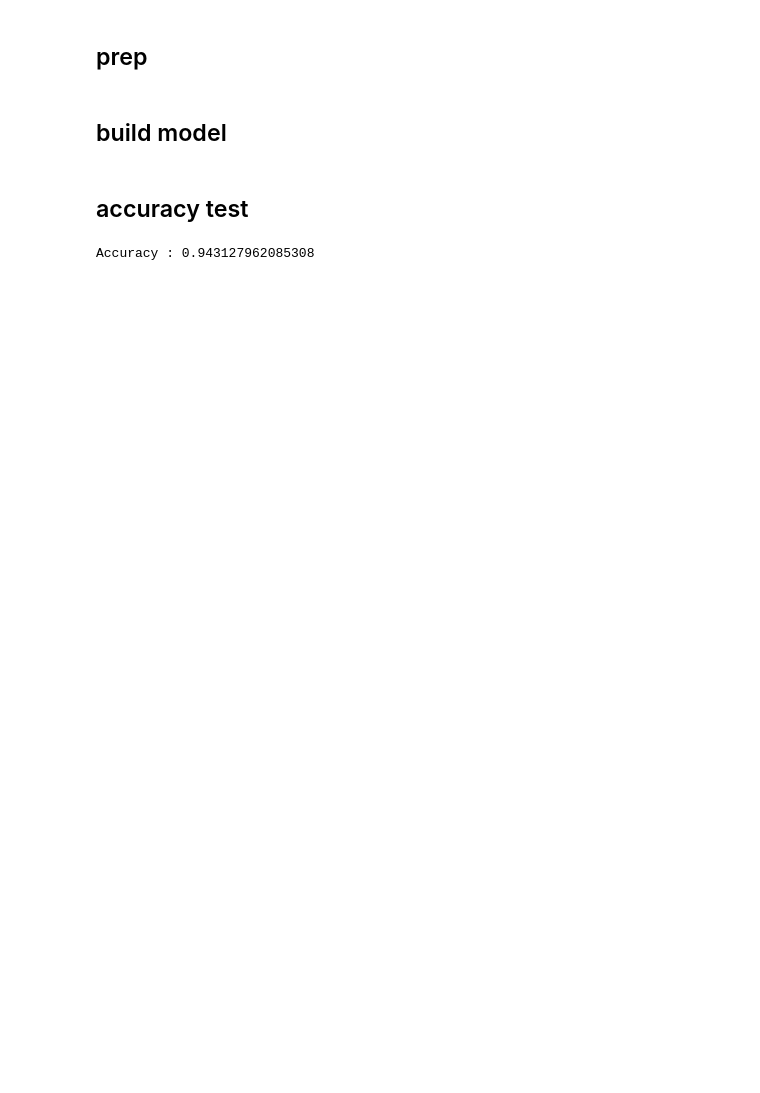
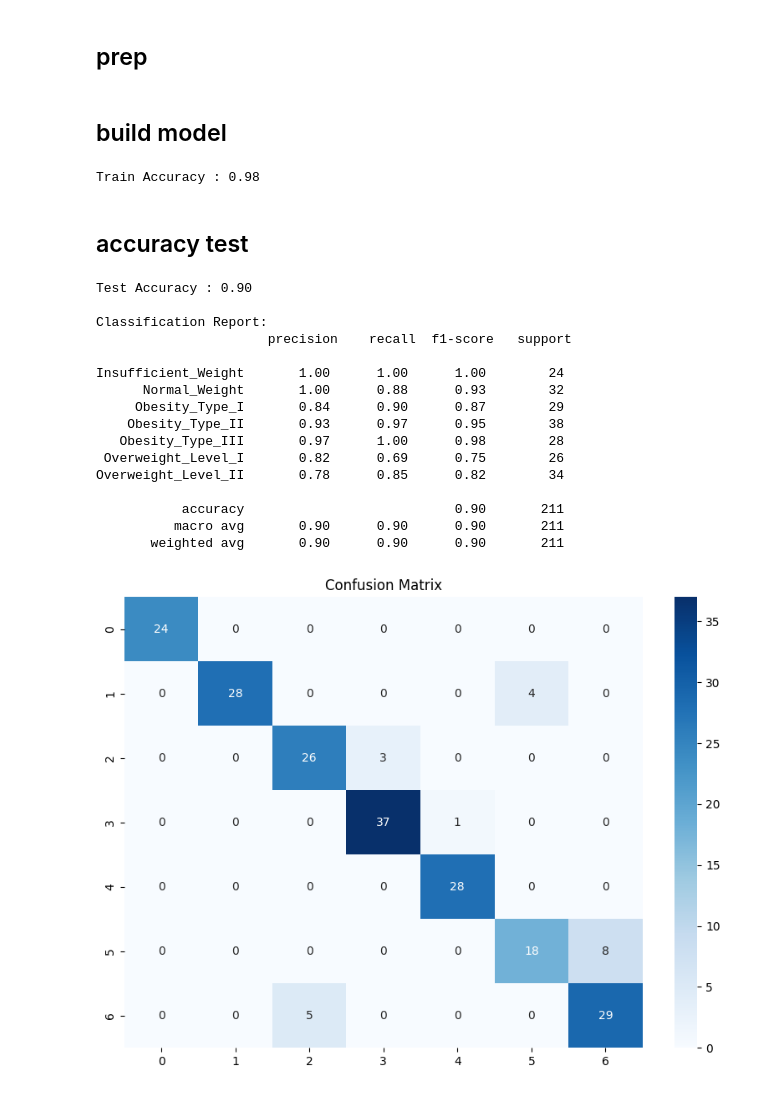
Before and after one commit to mariam1617/Obesity-risk-pred, a Jupyter notebook: SVM.ipynb, the cells around one changed output. Drawn from its saved outputs; the diff is of its cells as text; code cells hidden in the pictures; blank space fills up the shorter version.

Commit message:
SVM train accuracy : 98% test accuracy : 90%

```diff
--- a/SVM.ipynb
+++ b/SVM.ipynb
@@ -17,8 +18,8 @@ Saving processedtrain.csv to processedtrain.csv
 # %% [markdown]
 ## load
 # %%
-df_train=pd.read_csv('processedtrain.csv')
-df_test=pd.read_csv('processedtest.csv')
+df_train=pd.read_csv('datasets/clean/processedtrain.csv')
+df_test=pd.read_csv('datasets/clean/processedtest.csv')
 data=df_train.copy()
 df_train.head()
 # %% [output]
@@ -31,7 +32,7 @@ df_train.head()
 # %% [markdown]
 ## prep
 # %%
-features =  ['Weight','Height','FAVC','FAF','TUE']
+features = ['Weight','Height','Age','FCVC','NCP']
 x_train = df_train[features]
 y_train = df_train.NObeyesdad
 
@@ -41,21 +42,46 @@ y_test = df_test.NObeyesdad
 
 scaler = StandardScaler()
 x_train_scaled = scaler.fit_transform(x_train)
-x_test_scaled = scaler.fit_transform(x_test)
+x_test_scaled = scaler.transform(x_test)
 # %% [markdown]
 ## build model
 # %%
-from sklearn.model_selection import GridSearchCV
-
-
-model = SVC(decision_function_shape='ovr', C = 10, gamma = 'scale', kernel= 'rbf')
+model = SVC(decision_function_shape='ovo', C = 10, gamma = 'scale', kernel= 'rbf',random_state = 0)
 model.fit(x_train_scaled,y_train)
 
 y_pred=model.predict(x_test_scaled)
+pred = model.predict(x_train_scaled)
+acc = accuracy_score(y_train,pred)
+print (f"Train Accuracy : {acc:.2f}" )
+# %% [output]
+Train Accuracy : 0.98
 # %% [markdown]
 ## accuracy test
 # %%
 accuracy = accuracy_score(y_test, y_pred)
-print ("Accuracy :", accuracy )
+print (f"Test Accuracy : {accuracy:.2f}" )
+print("\nClassification Report:\n", classification_report(y_test, y_pred))
+
+plt.figure(figsize=(10,7))
+sns.heatmap(confusion_matrix(y_test, y_pred),
+            annot=True, fmt='d', cmap='Blues')
+plt.title('Confusion Matrix')
+plt.show()
 # %% [output]
-Accuracy : 0.943127962085308
+Test Accuracy : 0.90
+
+Classification Report:
+                      precision    recall  f1-score   support
+
+Insufficient_Weight       1.00      1.00      1.00        24
+      Normal_Weight       1.00      0.88      0.93        32
+     Obesity_Type_I       0.84      0.90      0.87        29
+    Obesity_Type_II       0.93      0.97      0.95        38
+   Obesity_Type_III       0.97      1.00      0.98        28
+ Overweight_Level_I       0.82      0.69      0.75        26
+Overweight_Level_II       0.78      0.85      0.82        34
+
+           accuracy                           0.90       211
+          macro avg       0.90      0.90      0.90       211
+       weighted avg       0.90      0.90      0.90       211
+[figure, added]
```
Also changed, not shown: parts of 1 cell of this notebook.
